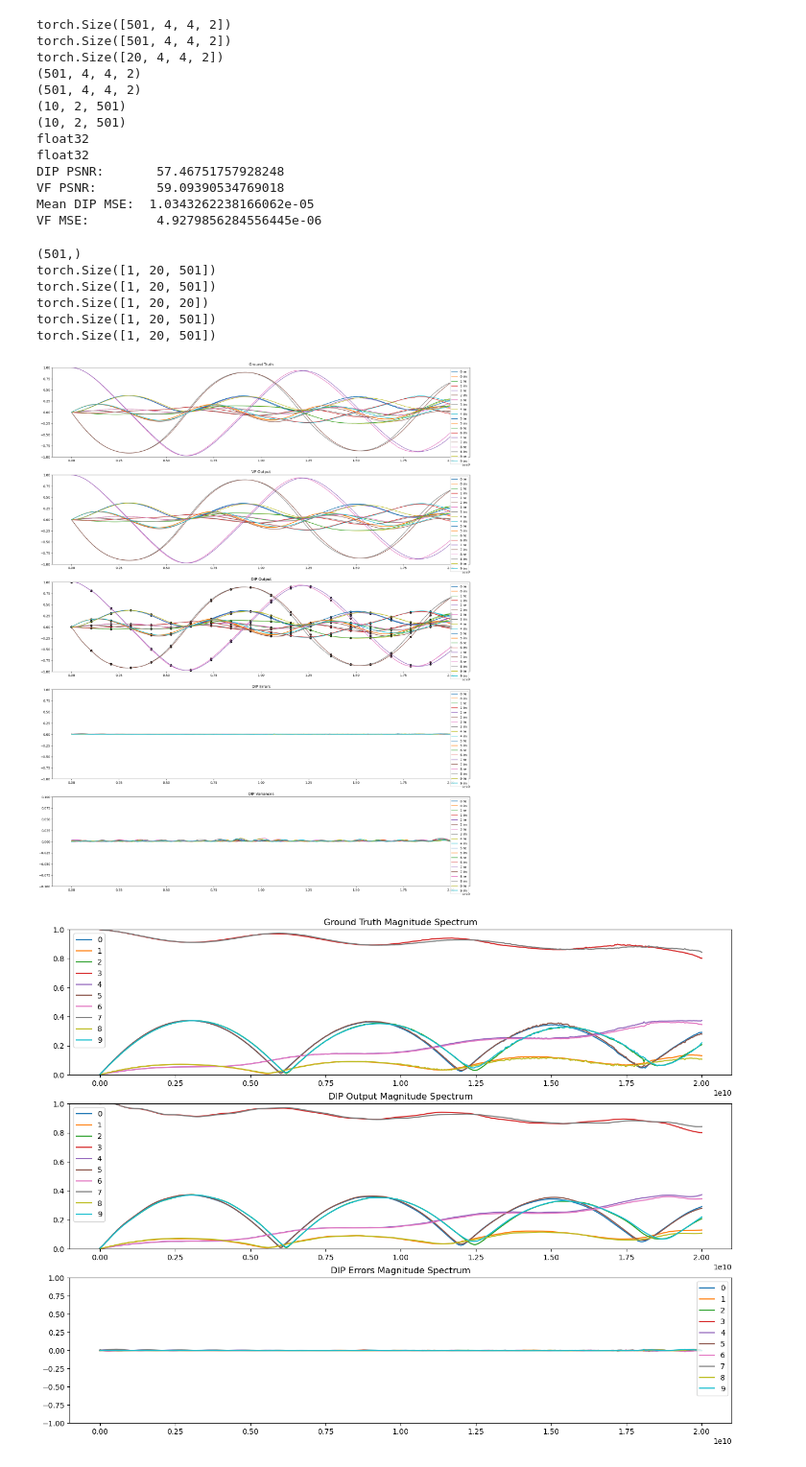
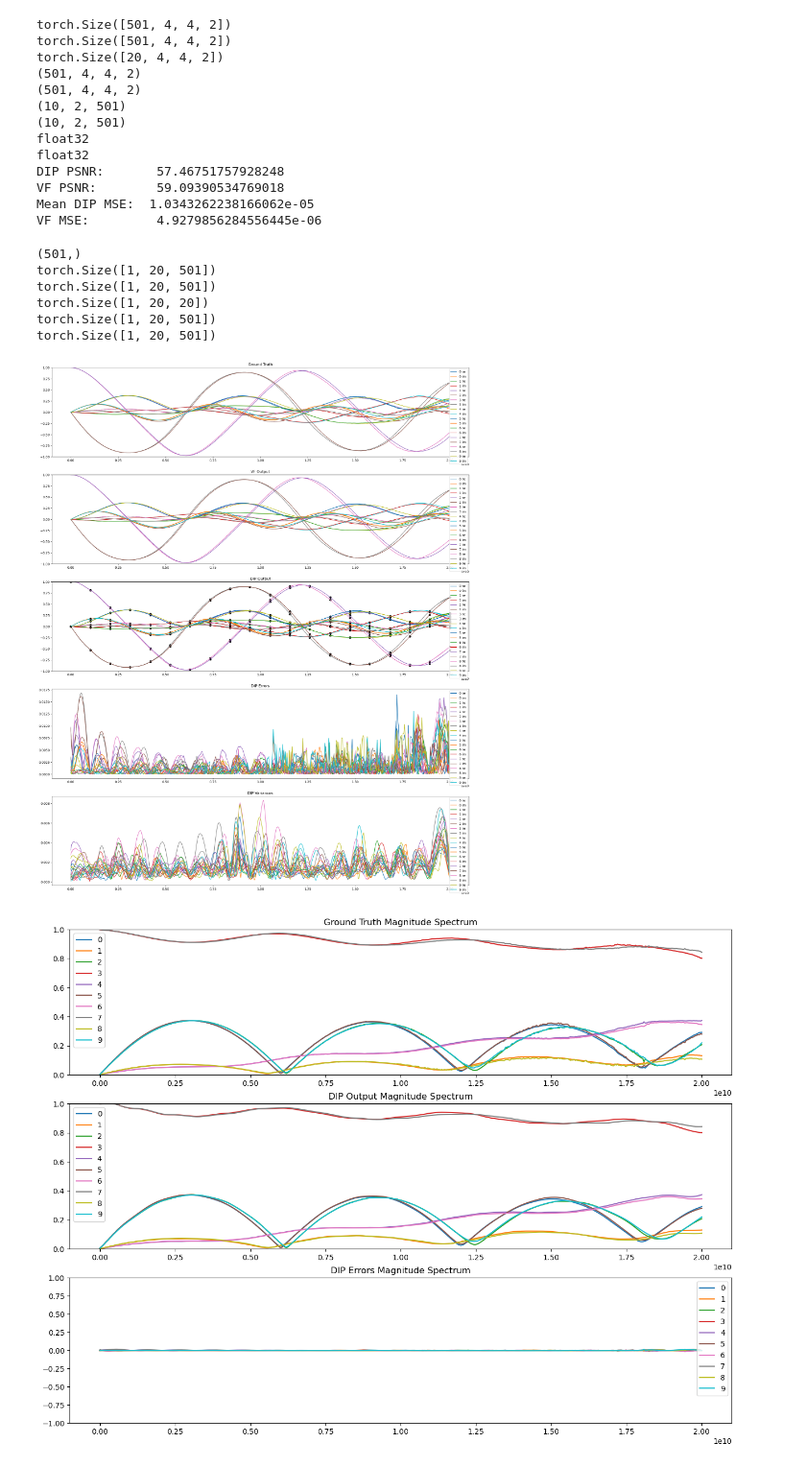
Before and after one commit to VarunGorti/CurveFitting-DIP, a Jupyter notebook: ensemble-different-LRs/RESUNET_V4-ensemble-different-LRs06.ipynb, the cells around one changed output. Shown at 96% size. Cells and saved outputs as stored; diff of their text form; code cells hidden in the pictures.

```diff
--- a/ensemble-different-LRs/RESUNET_V4-ensemble-different-LRs06.ipynb
+++ b/ensemble-different-LRs/RESUNET_V4-ensemble-different-LRs06.ipynb
@@ -651,36 +651,34 @@ for i in range(N_SPARAMS):
 
     axes[2].scatter(gt_freqs[kept_inds], y[0,2*i].cpu(), color='black')
     axes[2].scatter(gt_freqs[kept_inds], y[0,2*i+1].cpu(), color='black')
 axes[2].set_title("DIP Output")
 axes[2].set_ylim(-1,1)
 if N_SPARAMS <= 10:
     axes[2].legend(loc='upper right')
 
 # DIP Errors
 for i in range(N_SPARAMS):
     axes[3].plot(gt_freqs, torch.abs(dip_errors[0,2*i]).detach().cpu(), label=str(i)+" re")
     axes[3].plot(gt_freqs, torch.abs(dip_errors[0,2*i+1]).detach().cpu(), label=str(i)+" im")
 axes[3].set_title("DIP Errors")
-axes[3].set_ylim(-1,1)
 if N_SPARAMS <= 10:
     axes[3].legend(loc='upper right')
 
 # DIP Variances
 for i in range(N_SPARAMS):
     axes[4].plot(gt_freqs, std_out[0,2*i].detach().cpu(), label=str(i)+" re")
     axes[4].plot(gt_freqs, std_out[0,2*i+1].detach().cpu(), label=str(i)+" im")
 axes[4].set_title("DIP Variances")
-axes[4].set_ylim(-0.1,0.1)
 if N_SPARAMS <= 10:
     axes[4].legend(loc='upper right')
 # %% [output]
 (501,)
 torch.Size([1, 20, 501])
 torch.Size([1, 20, 501])
 torch.Size([1, 20, 20])
 torch.Size([1, 20, 501])
 torch.Size([1, 20, 501])
-[figure, old version]
+[figure, new version]
 # %%
 out_mag = utils.sparams_to_mag(out)
 dip_errors_mag = x_mag - out_mag
```
Also changed, not shown: parts of 1 cell of this notebook, 7 other files.
